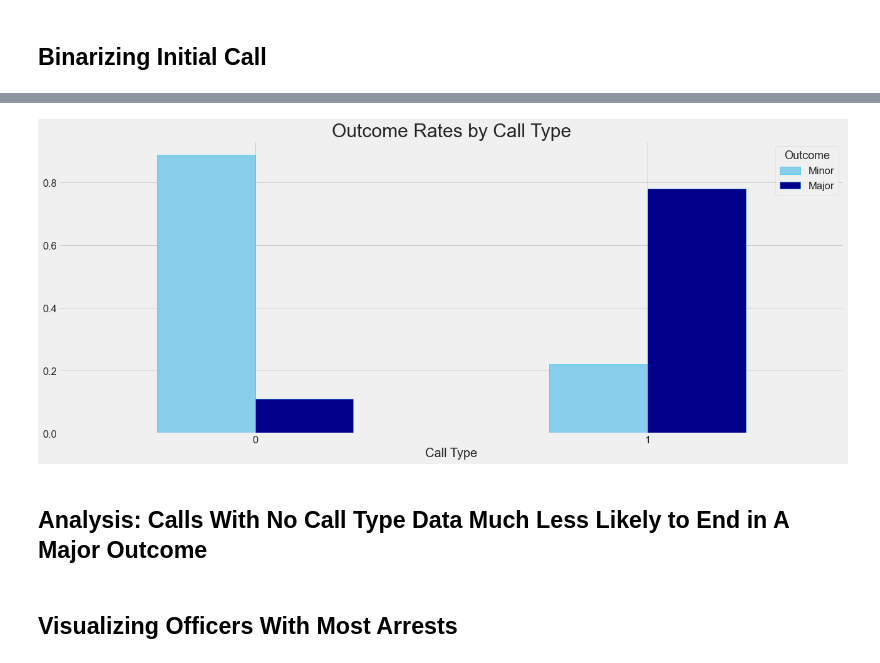
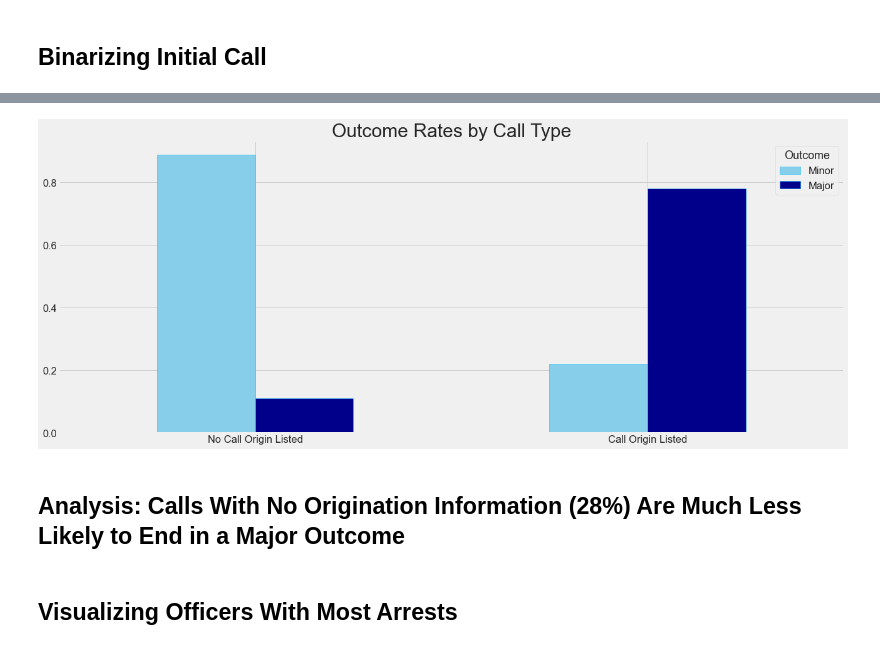
Before and after one commit to jeffreyhwatson/terry_stops_project, a Jupyter notebook: notebooks/exploratory/remixed_eda_visuals.ipynb, the cells around one changed output, grey strips where cells are left out. Saved outputs shown, nothing was run; the diff lists cells and outputs as text; code cells hidden in the pictures.

```diff
--- a/notebooks/exploratory/remixed_eda_visuals.ipynb
+++ b/notebooks/exploratory/remixed_eda_visuals.ipynb
@@ -884,15 +919,17 @@ Name: Initial Call Type, dtype: int64
 # %%
 call_bin = df.groupby('Initial Call Type')['Target'].value_counts(normalize=True).unstack()
 call_bin.plot(kind='bar', figsize=(20,8), color=['skyblue', 'darkblue'], edgecolor='deepskyblue')
-plt.xticks(rotation=0)
+plt.xticks(np.arange(2), ['No Call Origin Listed','Call Origin Listed'], rotation=0)
 plt.title('Outcome Rates by Call Type', fontsize=30)
-plt.xlabel('Call Type', fontsize=20)
+plt.xlabel('', fontsize=20)
 plt.legend(title='Outcome', labels=['Minor', 'Major'])
+# plt.savefig('call_flag',  bbox_inches ="tight",\
+#             pad_inches = .25, transparent = False)
 plt.show()
 # %% [output]
-[figure, old version]
+[figure, new version]
 # %% [markdown]
-## Analysis: Calls With No Call Type Data Much Less Likely to End in A Major Outcome
+## Analysis: Calls With No Origination Information (28%) Are Much Less Likely to End in a Major Outcome
 # %% [markdown]
 ## Visualizing Officers With Most Arrests
 # %%
```
Also changed, not shown: parts of 17 cells of this notebook, 14 other files.
